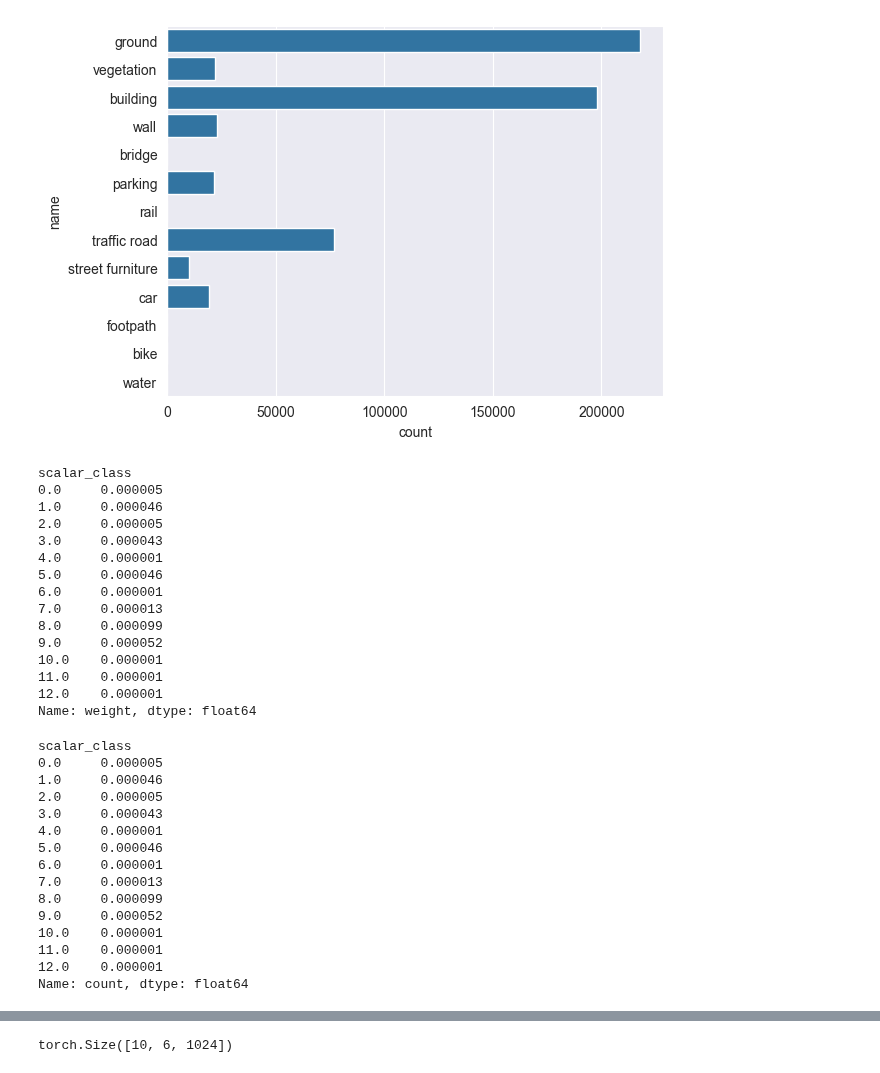
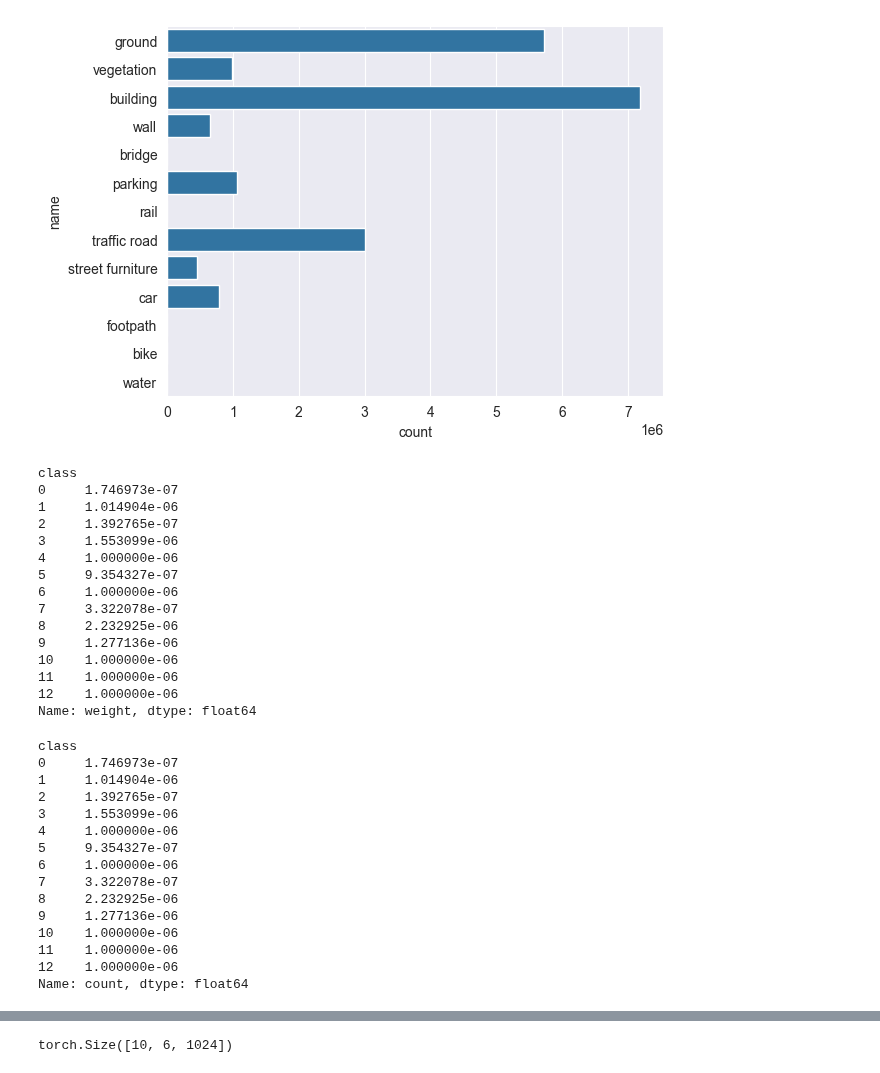
Before and after one commit to farqlia/urban-3d-reconstruction, a Jupyter notebook: notebooks/Segmentation.ipynb, the cells around one changed output, grey strips where cells are left out. Drawn from its saved outputs; the diff is of its cells as text; code cells hidden in the pictures.

```diff
--- a/notebooks/Segmentation.ipynb
+++ b/notebooks/Segmentation.ipynb
@@ -41,15 +50,15 @@ Other attributes:
 # %%
-file_cloud = '../data/birmingham_blocks/birmingham_block_7_subsampled_train.ply'
+file_cloud = '../data/birmingham_blocks/birmingham_block_7.ply'
 pt = PyntCloud.from_file(file_cloud)
-classes_count = pd.DataFrame(pt.points['scalar_class']).value_counts().reset_index().set_index('scalar_class')
-classes_df = pd.DataFrame.from_dict({'scalar_class': np.arange(13), 'name': ['ground', 'vegetation', 'building', 'wall', 'bridge',
-    'parking', 'rail', 'traffic road', 'street furniture', 'car', 'footpath', 'bike', 'water']}).set_index('scalar_class')
+classes_count = pd.DataFrame(pt.points['class']).value_counts().reset_index().set_index('class')
+classes_df = pd.DataFrame.from_dict({'class': np.arange(13), 'name': ['ground', 'vegetation', 'building', 'wall', 'bridge',
+    'parking', 'rail', 'traffic road', 'street furniture', 'car', 'footpath', 'bike', 'water']}).set_index('class')
 classes_df
 counts = classes_df.join(classes_count).fillna(0)
 sns.barplot(counts, y='name', x='count')
 plt.show()
 # %% [output]
-[figure, old version]
+[figure, new version]
 # %%
 
 counts['weight'] = (1 / counts['count']).replace([np.inf, -np.inf], 1e-6)
@@ -57,38 +66,38 @@ counts['weight'] = (1 / counts['count']).replace([np.inf, -np.inf], 1e-6)
 
 counts['weight']
 # %% [output]
-scalar_class
-0.0     0.000005
-1.0     0.000046
-2.0     0.000005
-3.0     0.000043
-4.0     0.000001
-5.0     0.000046
-6.0     0.000001
-7.0     0.000013
-8.0     0.000099
-9.0     0.000052
-10.0    0.000001
-11.0    0.000001
-12.0    0.000001
+class
+0     1.746973e-07
+1     1.014904e-06
+2     1.392765e-07
+3     1.553099e-06
+4     1.000000e-06
+5     9.354327e-07
+6     1.000000e-06
+7     3.322078e-07
+8     2.232925e-06
+9     1.277136e-06
+10    1.000000e-06
+11    1.000000e-06
+12    1.000000e-06
 Name: weight, dtype: float64
 # %%
 (1 / counts['count']).replace([np.inf, -np.inf], 1e-6)
 # %% [output]
-scalar_class
-0.0     0.000005
-1.0     0.000046
-2.0     0.000005
-3.0     0.000043
-4.0     0.000001
-5.0     0.000046
-6.0     0.000001
-7.0     0.000013
-8.0     0.000099
-9.0     0.000052
-10.0    0.000001
-11.0    0.000001
-12.0    0.000001
+class
+0     1.746973e-07
+1     1.014904e-06
+2     1.392765e-07
+3     1.553099e-06
+4     1.000000e-06
+5     9.354327e-07
+6     1.000000e-06
+7     3.322078e-07
+8     2.232925e-06
+9     1.277136e-06
+10    1.000000e-06
+11    1.000000e-06
+12    1.000000e-06
 Name: count, dtype: float64
 # %%
 def min_max_standardize(coords):
```
Also changed, not shown: parts of 13 cells of this notebook, 6 other files.
